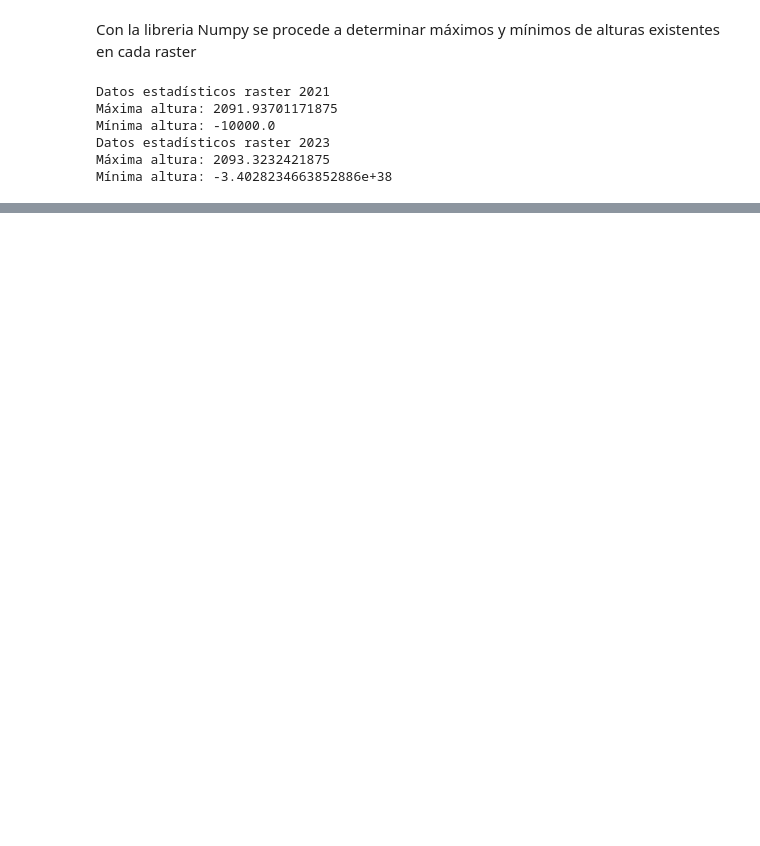
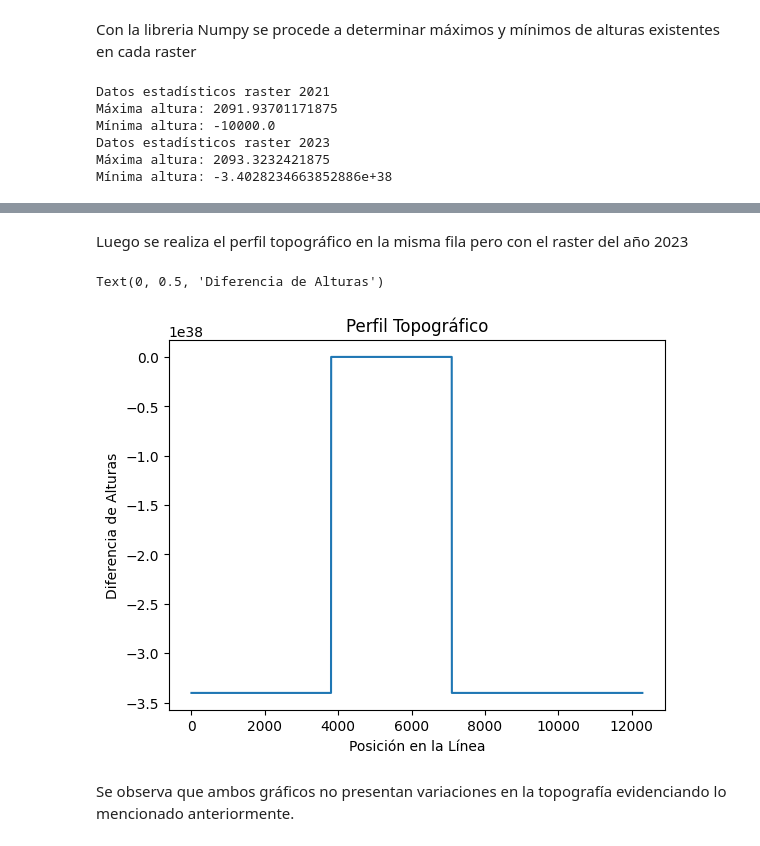
Before and after one commit to jdg16/solucion_giraldo_jupyter, a Jupyter notebook: prueba.ipynb, the cells around one changed output, grey strips where cells are left out. Saved outputs shown, nothing was run; the diff lists cells and outputs as text; code cells hidden in the pictures; blank space fills up the shorter version.

```diff
--- a/prueba.ipynb
+++ b/prueba.ipynb
@@ -475,0 +537,14 @@ Text(0, 0.5, 'Diferencia de Alturas')
+# %% [markdown]
+Luego se realiza el perfil topográfico en la misma fila pero con el raster del año 2023
+# %%
+fila = 298
+perfil = data_2023[fila, :]
+plt.plot(perfil)
+plt.title("Perfil Topográfico")
+plt.xlabel("Posición en la Línea")
+plt.ylabel("Diferencia de Alturas")
+# %% [output]
+Text(0, 0.5, 'Diferencia de Alturas')
+[figure, added]
+# %% [markdown]
+Se observa que ambos gráficos no presentan variaciones en la topografía evidenciando lo mencionado anteriormente.
```
Also changed, not shown: parts of 32 cells of this notebook, 3 other files.
